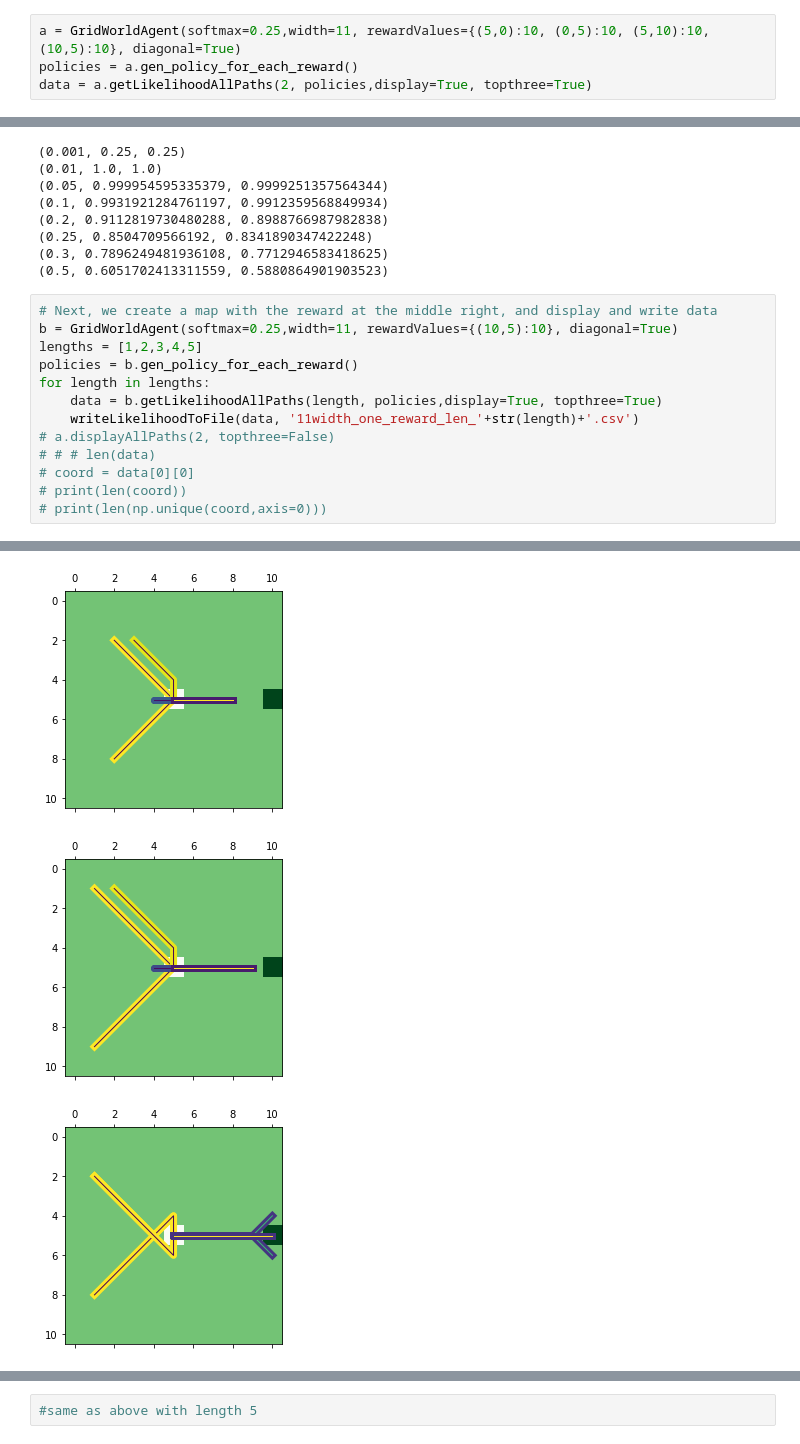
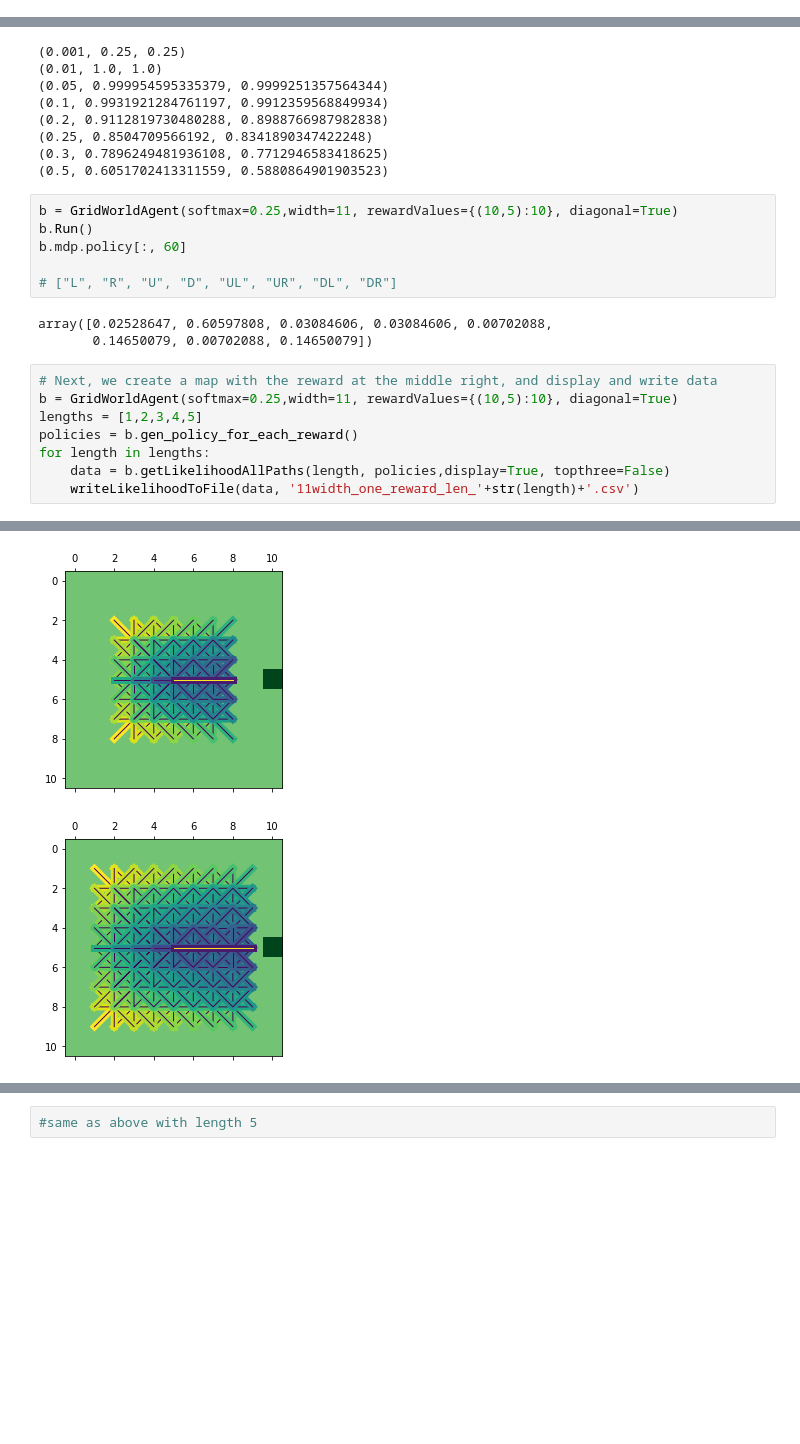
Before and after one commit to annieechen/communicative-models, a Jupyter notebook: notebooks/Example Actions.ipynb, the cells around one changed output, grey strips where cells are left out. Cells and saved outputs as stored; diff of their text form; blank space fills up the shorter version.

```diff
--- a/notebooks/Example Actions.ipynb
+++ b/notebooks/Example Actions.ipynb
@@ -16,7 +16,3 @@ def writeLikelihoodToFile(data, filename):
 
 import pprint
 pp = pprint.PrettyPrinter(indent=2)
-# %%
-a = GridWorldAgent(softmax=0.25,width=11, rewardValues={(5,0):10, (0,5):10, (5,10):10, (10,5):10}, diagonal=True)
-policies = a.gen_policy_for_each_reward()
-data = a.getLikelihoodAllPaths(2, policies,display=True, topthree=True)
@@ -81,17 +40,21 @@ a = GridWorldAgent(softmax=0.2,width=10, rewardValues={9:10})
 (0.25, 0.8504709566192, 0.8341890347422248)
 (0.3, 0.7896249481936108, 0.7712946583418625)
 (0.5, 0.6051702413311559, 0.5880864901903523)
+# %%
+b = GridWorldAgent(softmax=0.25,width=11, rewardValues={(10,5):10}, diagonal=True)
+b.Run()
+b.mdp.policy[:, 60]
+
+# ["L", "R", "U", "D", "UL", "UR", "DL", "DR"]
+# %% [output]
+array([0.02528647, 0.60597808, 0.03084606, 0.03084606, 0.00702088,
+       0.14650079, 0.00702088, 0.14650079])
 # %%
 # Next, we create a map with the reward at the middle right, and display and write data
 b = GridWorldAgent(softmax=0.25,width=11, rewardValues={(10,5):10}, diagonal=True)
 lengths = [1,2,3,4,5]
 policies = b.gen_policy_for_each_reward()
 for length in lengths:
-    data = b.getLikelihoodAllPaths(length, policies,display=True, topthree=True)
+    data = b.getLikelihoodAllPaths(length, policies,display=True, topthree=False)
     writeLikelihoodToFile(data, '11width_one_reward_len_'+str(length)+'.csv')
-# a.displayAllPaths(2, topthree=False)
-# # # len(data)
-# coord = data[0][0]
-# print(len(coord))
-# print(len(np.unique(coord,axis=0)))
 # %% [output]
@@ -100,6 +63,5 @@ for length in lengths:
-[figure, old version]
+[figure, new version]
-[figure, old version]
+[figure, new version]
-[figure, removed]
 # %%
 # example of how the paths change as the goal gets further away from the starting point
 reward = [(6,5),(7,5),(8,5),(9,5)]
```
Also changed, not shown: parts of 11 cells of this notebook.
